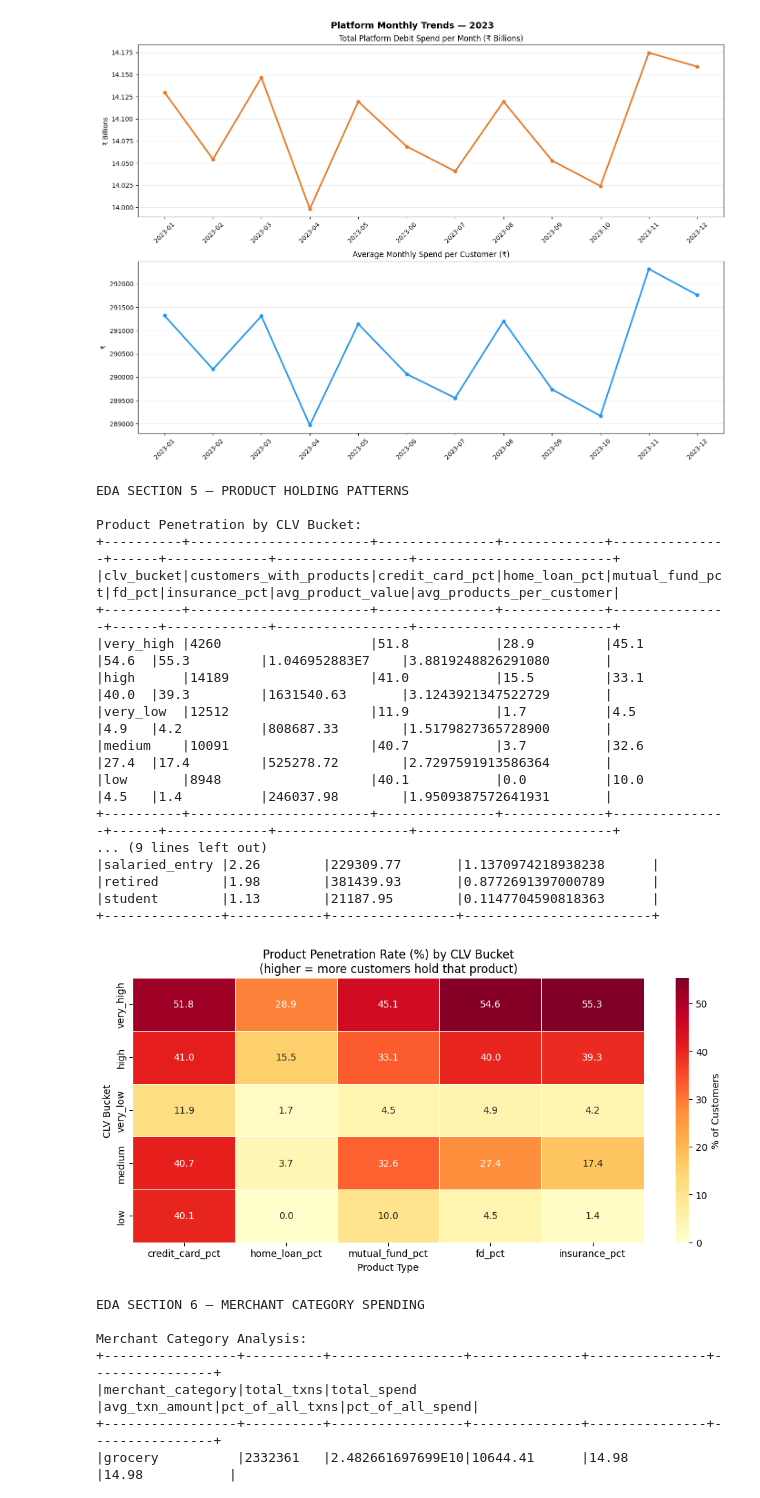
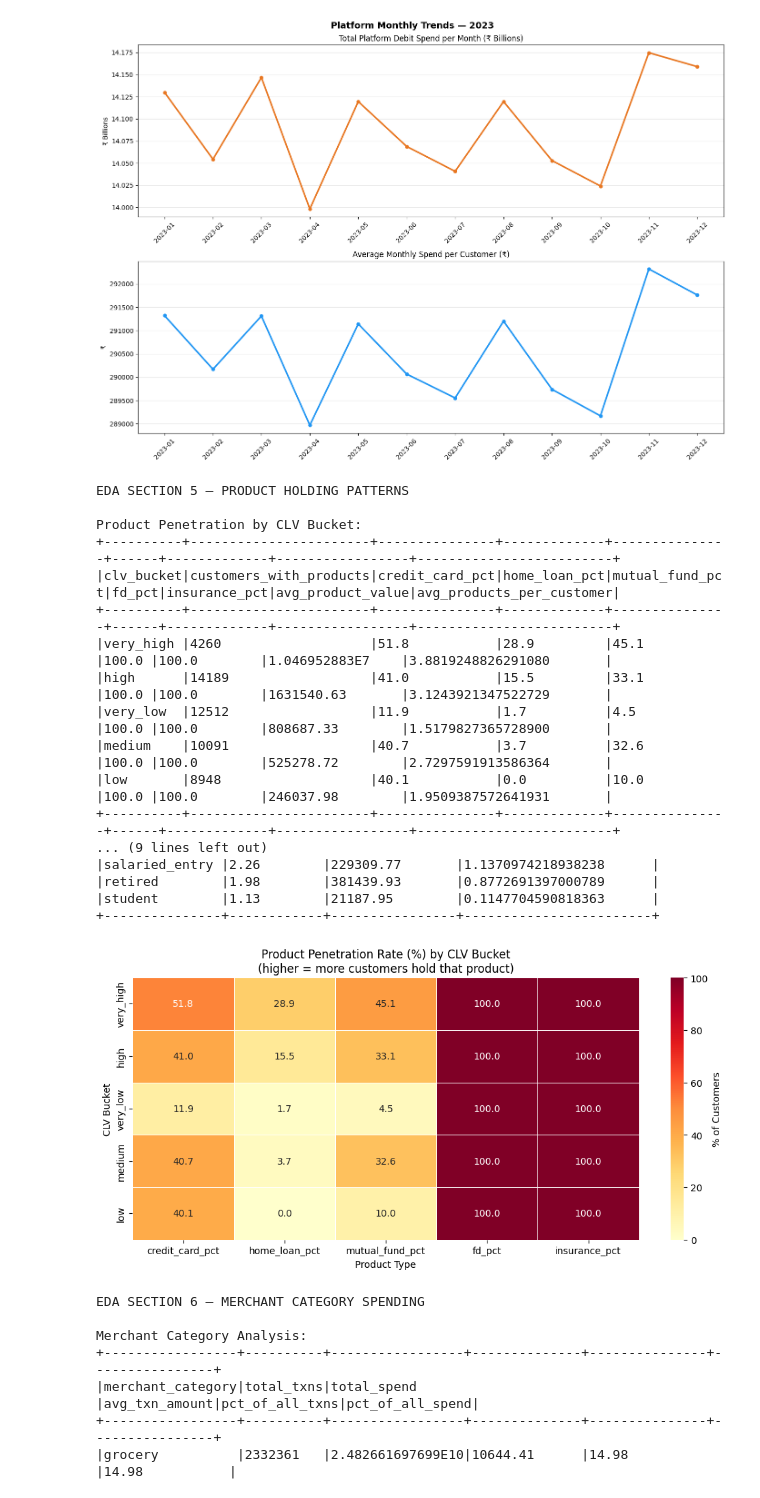
Before and after one commit to praveenkumar993/realworld-ds-ml, a Jupyter notebook: finance/personal_finance_clv/notebooks/03_eda.ipynb, the cells around one changed output. Saved outputs shown, nothing was run; the diff lists cells and outputs as text; code cells hidden in the pictures.

```diff
--- a/finance/personal_finance_clv/notebooks/03_eda.ipynb
+++ b/finance/personal_finance_clv/notebooks/03_eda.ipynb
@@ -581,14 +581,18 @@ product_penetration = spark.sql("""
                        AND p.is_active = true
                        THEN 1 ELSE 0 END) * 100.0 /
               COUNT(DISTINCT p.customer_id), 1)        AS mutual_fund_pct,
-        ROUND(SUM(CASE WHEN p.product_type = 'fixed_deposit'
-                       AND p.is_active = true
-                       THEN 1 ELSE 0 END) * 100.0 /
-              COUNT(DISTINCT p.customer_id), 1)        AS fd_pct,
-        ROUND(SUM(CASE WHEN p.product_type = 'insurance'
-                       AND p.is_active = true
-                       THEN 1 ELSE 0 END) * 100.0 /
-              COUNT(DISTINCT p.customer_id), 1)        AS insurance_pct,
+          ROUND(COUNT(DISTINCT CASE WHEN p.product_type = 'fixed_deposit'
+                             AND p.is_active = true
+                             THEN p.customer_id END) * 100.0 /
+              COUNT(DISTINCT CASE WHEN p.product_type = 'fixed_deposit'
+                             AND p.is_active = true
+                             THEN p.customer_id END), 1) AS fd_pct,
+          ROUND(COUNT(DISTINCT CASE WHEN p.product_type = 'insurance'
+                             AND p.is_active = true
+                             THEN p.customer_id END) * 100.0 /
+              COUNT(DISTINCT CASE WHEN p.product_type = 'insurance'
+                             AND p.is_active = true
+                             THEN p.customer_id END), 1) AS insurance_pct,
         ROUND(AVG(p.current_value), 2)                 AS avg_product_value,
         COUNT(p.product_id) * 1.0 /
         COUNT(DISTINCT p.customer_id)                  AS avg_products_per_customer
@@ -634,39 +638,39 @@ prod_pd = prod_pd.set_index("clv_bucket")[product_cols].astype(float)
 fig, ax = plt.subplots(figsize=(10, 5))
 sns.heatmap(
     prod_pd, annot=True, fmt=".1f",
     cmap="YlOrRd", ax=ax,
     linewidths=0.5, cbar_kws={"label": "% of Customers"}
 )
 ax.set_title(
     "Product Penetration Rate (%) by CLV Bucket\n"
     "(higher = more customers hold that product)",
     fontsize=12
 )
 ax.set_xlabel("Product Type")
 ax.set_ylabel("CLV Bucket")
 plt.tight_layout()
 plt.savefig("../data/processed/eda_05_product_penetration.png",
             dpi=130, bbox_inches="tight")
 plt.show()
 # %% [output]
 EDA SECTION 5 — PRODUCT HOLDING PATTERNS
 
 Product Penetration by CLV Bucket:
 +----------+-----------------------+---------------+-------------+---------------+------+-------------+-----------------+-------------------------+
 |clv_bucket|customers_with_products|credit_card_pct|home_loan_pct|mutual_fund_pct|fd_pct|insurance_pct|avg_product_value|avg_products_per_customer|
 +----------+-----------------------+---------------+-------------+---------------+------+-------------+-----------------+-------------------------+
-|very_high |4260                   |51.8           |28.9         |45.1           |54.6  |55.3         |1.046952883E7    |3.8819248826291080       |
-|high      |14189                  |41.0           |15.5         |33.1           |40.0  |39.3         |1631540.63       |3.1243921347522729       |
-|very_low  |12512                  |11.9           |1.7          |4.5            |4.9   |4.2          |808687.33        |1.5179827365728900       |
-|medium    |10091                  |40.7           |3.7          |32.6           |27.4  |17.4         |525278.72        |2.7297591913586364       |
-|low       |8948                   |40.1           |0.0          |10.0           |4.5   |1.4          |246037.98        |1.9509387572641931       |
+|very_high |4260                   |51.8           |28.9         |45.1           |100.0 |100.0        |1.046952883E7    |3.8819248826291080       |
+|high      |14189                  |41.0           |15.5         |33.1           |100.0 |100.0        |1631540.63       |3.1243921347522729       |
+|very_low  |12512                  |11.9           |1.7          |4.5            |100.0 |100.0        |808687.33        |1.5179827365728900       |
+|medium    |10091                  |40.7           |3.7          |32.6           |100.0 |100.0        |525278.72        |2.7297591913586364       |
+|low       |8948                   |40.1           |0.0          |10.0           |100.0 |100.0        |246037.98        |1.9509387572641931       |
 +----------+-----------------------+---------------+-------------+---------------+------+-------------+-----------------+-------------------------+
 ... (9 lines left out)
 |salaried_entry |2.26        |229309.77       |1.1370974218938238      |
 |retired        |1.98        |381439.93       |0.8772691397000789      |
 |student        |1.13        |21187.95        |0.1147704590818363      |
 +---------------+------------+----------------+------------------------+
-[figure, old version]
+[figure, new version]
 # %%
 print("EDA SECTION 6 — MERCHANT CATEGORY SPENDING\n")
 
```
Also changed, not shown: parts of 1 cell of this notebook.
